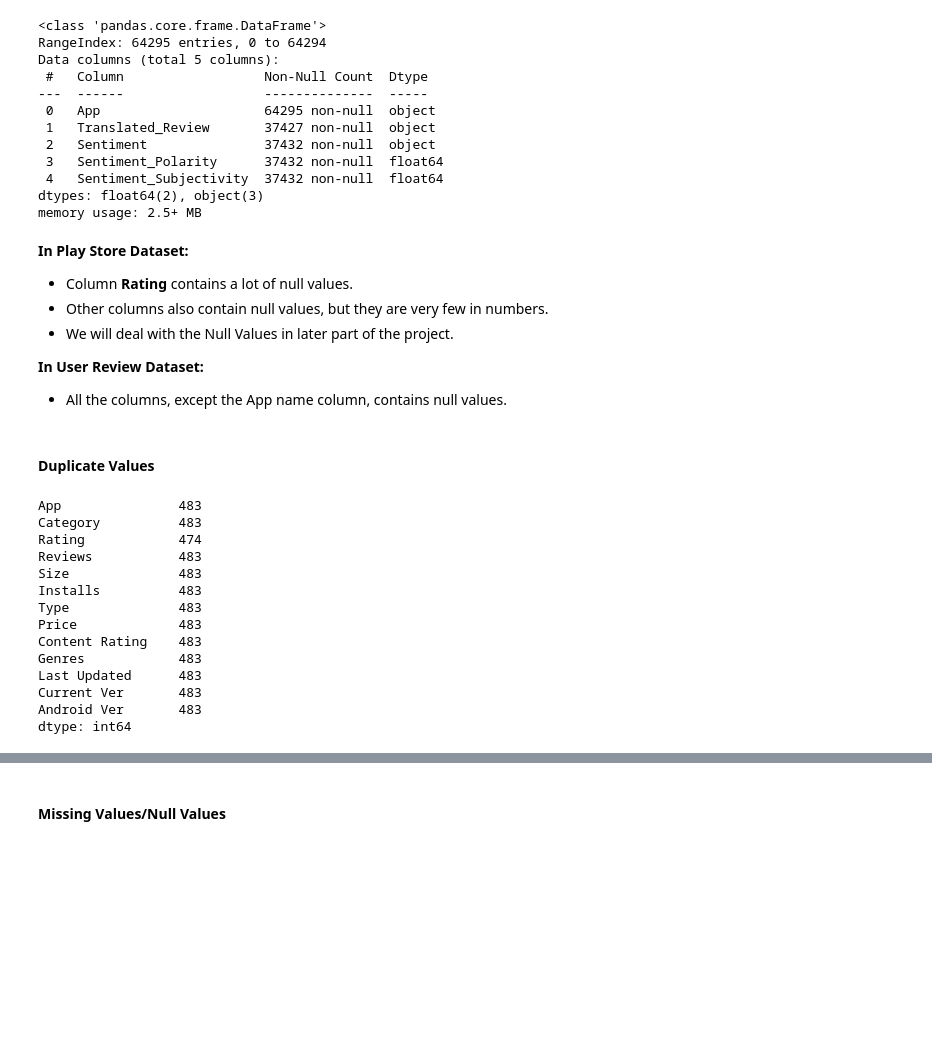
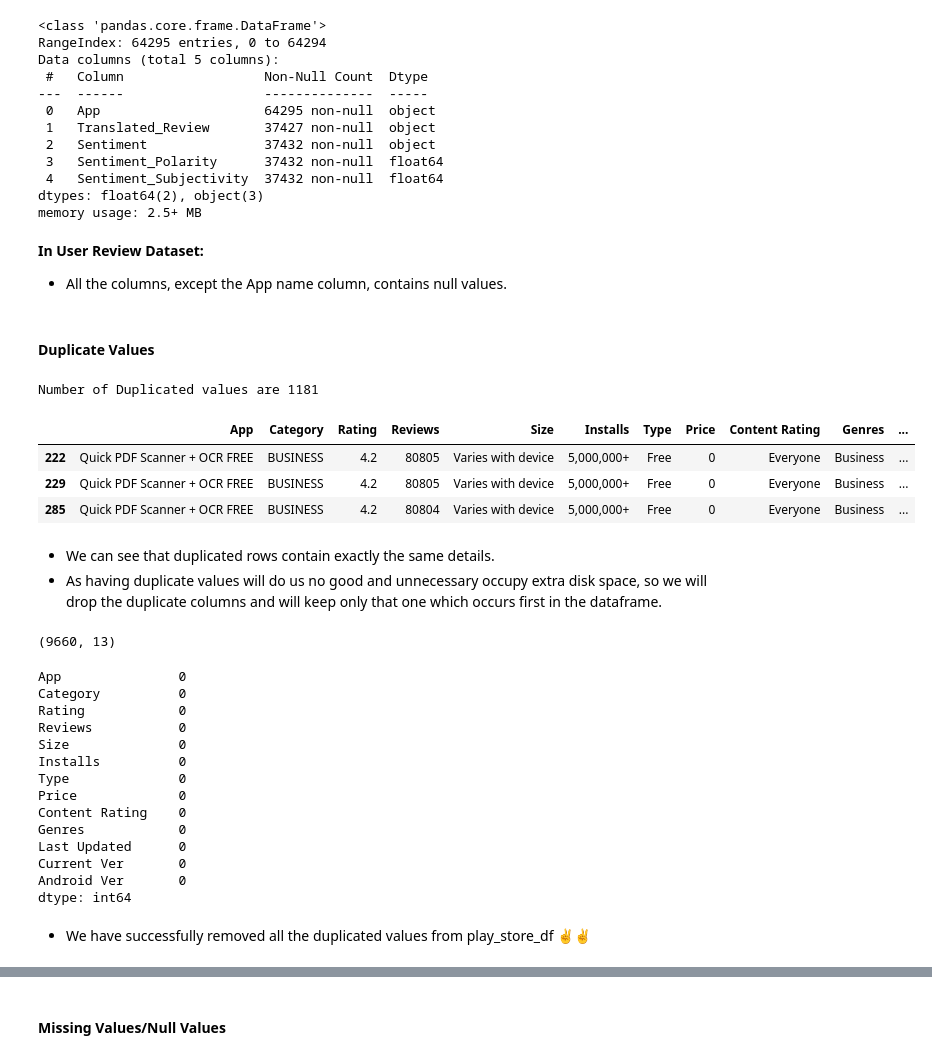
Before and after one commit to Ankur241289/Capstone-Project---EDA-on-Play-Store-App-Review-Analysis, a Jupyter notebook: EDA_Play_Store_App_Review_Analysis.ipynb, the cells around one changed output, grey strips where cells are left out. Drawn from its saved outputs; the diff is of its cells as text; code cells hidden in the pictures; blank space fills up the shorter version.

```diff
--- a/EDA_Play_Store_App_Review_Analysis.ipynb
+++ b/EDA_Play_Store_App_Review_Analysis.ipynb
@@ -200,11 +205,6 @@ Data columns (total 5 columns):
 dtypes: float64(2), object(3)
 memory usage: 2.5+ MB
 # %% [markdown]
-**In Play Store Dataset:**
-* Column **Rating** contains a lot of null values.
-* Other columns also contain null values, but they are very few in numbers.
-* We will deal with the Null Values in later part of the project.
-
 **In User Review Dataset:**
 * All the columns, except the App name column, contains null values.
 # %% [markdown]
@@ -219,21 +219,44 @@ def get_duplicate_value_count(df):
 # %%
 # Duplicated values in play store data
-get_duplicate_value_count(play_store_df)
+get_duplicate_value_count(play_store_df['App'])
 # %% [output]
-App               483
-Category          483
-Rating            474
-Reviews           483
-Size              483
-Installs          483
-Type              483
-Price             483
-Content Rating    483
-Genres            483
-Last Updated      483
-Current Ver       483
-Android Ver       483
-dtype: int64
+Number of Duplicated values are 1181
+# %%
+# Lets visualize some duplicate values
+
+play_store_df[play_store_df['App']== 'Quick PDF Scanner + OCR FREE']
+# %% [output]
+|  | App | Category | Rating | Reviews | Size | Installs | Type | Price | Content Rating | Genres | ... |
+| 222 | Quick PDF Scanner + OCR FREE | BUSINESS | 4.2 | 80805 | Varies with device | 5,000,000+ | Free | 0 | Everyone | Business | ... |
+| 229 | Quick PDF Scanner + OCR FREE | BUSINESS | 4.2 | 80805 | Varies with device | 5,000,000+ | Free | 0 | Everyone | Business | ... |
+| 285 | Quick PDF Scanner + OCR FREE | BUSINESS | 4.2 | 80804 | Varies with device | 5,000,000+ | Free | 0 | Everyone | Business | ... |
+# %% [markdown]
+* We can see that duplicated rows contain exactly the same details.
+* As having duplicate values will do us no good and unnecessary occupy extra disk space, so we will drop the duplicate columns and will keep only that one which occurs first in the dataframe.
+# %%
+play_store_df.drop_duplicates(subset='App', keep='first', inplace=True)
+play_store_df.shape
+# %% [output]
+(9660, 13)
+# %%
+play_store_df[play_store_df.duplicated()].count()
+# %% [output]
+App               0
+Category          0
+Rating            0
+Reviews           0
+Size              0
+Installs          0
+Type              0
+Price             0
+Content Rating    0
+Genres            0
+Last Updated      0
+Current Ver       0
+Android Ver       0
+dtype: int64
+# %% [markdown]
+* We have successfully removed all the duplicated values from play_store_df ✌✌
 # %%
 # Duplicated values in user review data
 get_duplicate_value_count(user_review_df)
```
Also changed, not shown: parts of 30 cells of this notebook.
